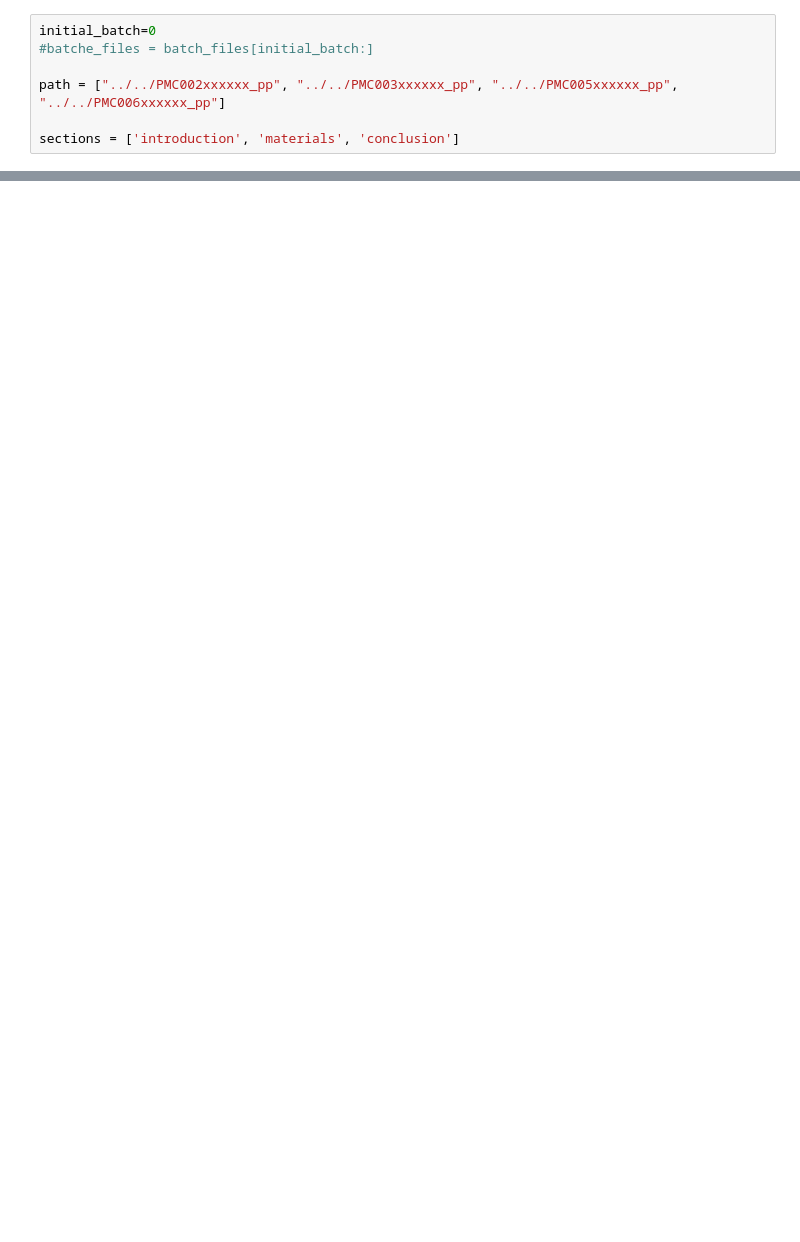
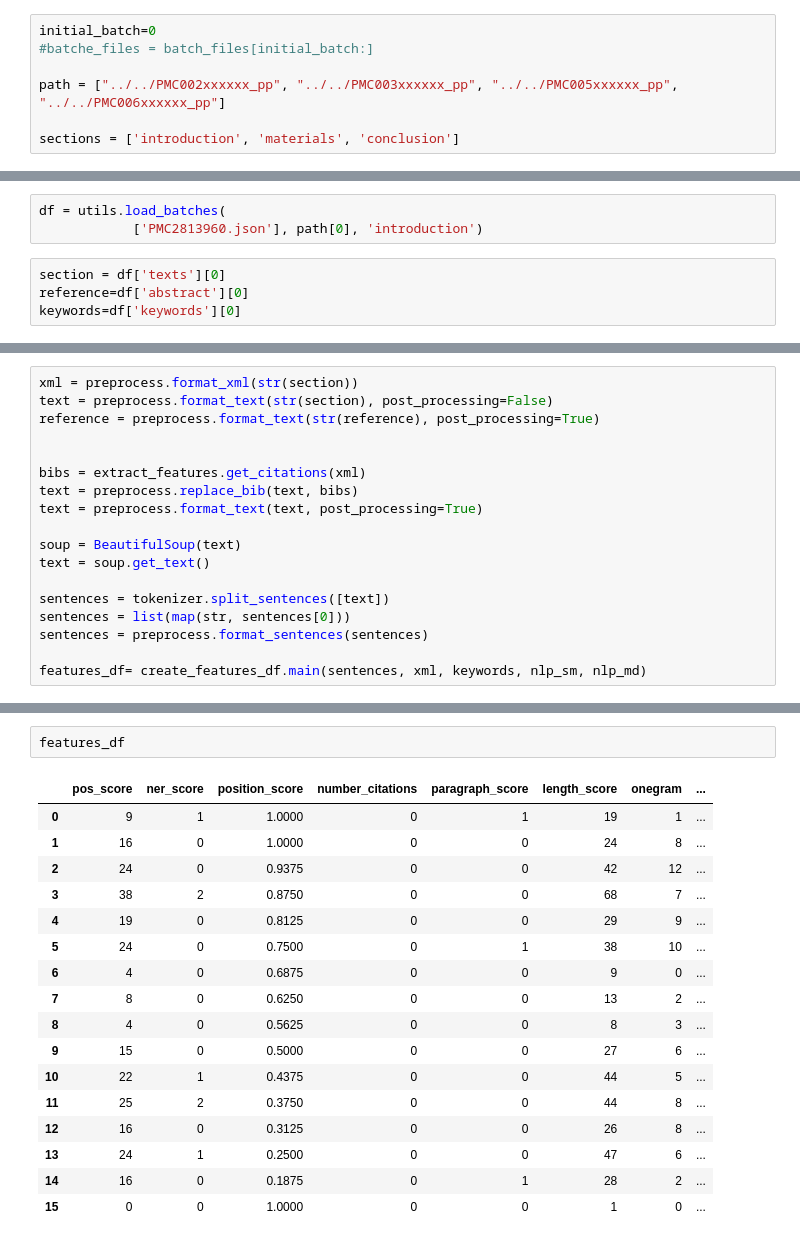
Before and after one commit to CinthiaS/mv-text-summarizer, a Jupyter notebook: notebook/extract_features.ipynb, the cells around one changed output, grey strips where cells are left out. Cells and saved outputs as stored; diff of their text form; blank space fills up the shorter version.

```diff
--- a/notebook/extract_features.ipynb
+++ b/notebook/extract_features.ipynb
@@ -307,0 +339,7 @@ Stack trace:
+# %%
+df = utils.load_batches(
+            ['PMC2813960.json'], path[0], 'introduction')
+# %%
+section = df['texts'][0]
+reference=df['abstract'][0]
+keywords=df['keywords'][0]
@@ -307,0 +376,18 @@ Stack trace:
+# %%
+xml = preprocess.format_xml(str(section))
+text = preprocess.format_text(str(section), post_processing=False)
+reference = preprocess.format_text(str(reference), post_processing=True)
+
+
+bibs = extract_features.get_citations(xml)
+text = preprocess.replace_bib(text, bibs)
+text = preprocess.format_text(text, post_processing=True)
+
+soup = BeautifulSoup(text)
+text = soup.get_text()
+
+sentences = tokenizer.split_sentences([text])
+sentences = list(map(str, sentences[0]))
+sentences = preprocess.format_sentences(sentences)
+
+features_df= create_features_df.main(sentences, xml, keywords, nlp_sm, nlp_md)
@@ -307,0 +416,20 @@ Stack trace:
+# %%
+features_df
+# %% [output]
+|  | pos_score | ner_score | position_score | number_citations | paragraph_score | length_score | onegram | ... |
+| 0 | 9 | 1 | 1.0000 | 0 | 1 | 19 | 1 | ... |
+| 1 | 16 | 0 | 1.0000 | 0 | 0 | 24 | 8 | ... |
+| 2 | 24 | 0 | 0.9375 | 0 | 0 | 42 | 12 | ... |
+| 3 | 38 | 2 | 0.8750 | 0 | 0 | 68 | 7 | ... |
+| 4 | 19 | 0 | 0.8125 | 0 | 0 | 29 | 9 | ... |
+| 5 | 24 | 0 | 0.7500 | 0 | 1 | 38 | 10 | ... |
+| 6 | 4 | 0 | 0.6875 | 0 | 0 | 9 | 0 | ... |
+| 7 | 8 | 0 | 0.6250 | 0 | 0 | 13 | 2 | ... |
+| 8 | 4 | 0 | 0.5625 | 0 | 0 | 8 | 3 | ... |
+| 9 | 15 | 0 | 0.5000 | 0 | 0 | 27 | 6 | ... |
+| 10 | 22 | 1 | 0.4375 | 0 | 0 | 44 | 5 | ... |
+| 11 | 25 | 2 | 0.3750 | 0 | 0 | 44 | 8 | ... |
+| 12 | 16 | 0 | 0.3125 | 0 | 0 | 26 | 8 | ... |
+| 13 | 24 | 1 | 0.2500 | 0 | 0 | 47 | 6 | ... |
+| 14 | 16 | 0 | 0.1875 | 0 | 1 | 28 | 2 | ... |
+| 15 | 0 | 0 | 1.0000 | 0 | 0 | 1 | 0 | ... |
```
Also changed, not shown: parts of 21 cells of this notebook, 28 other files.
